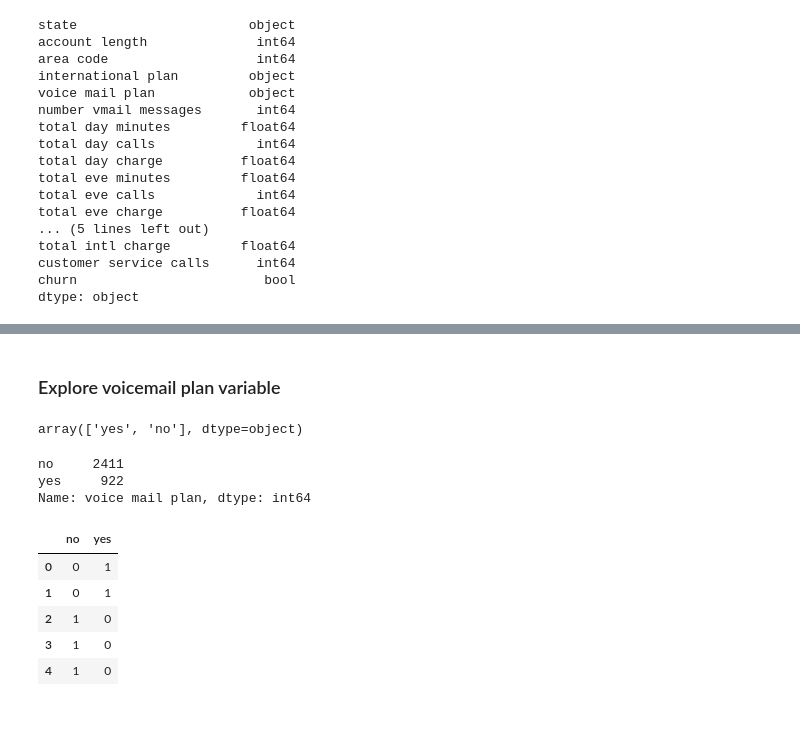
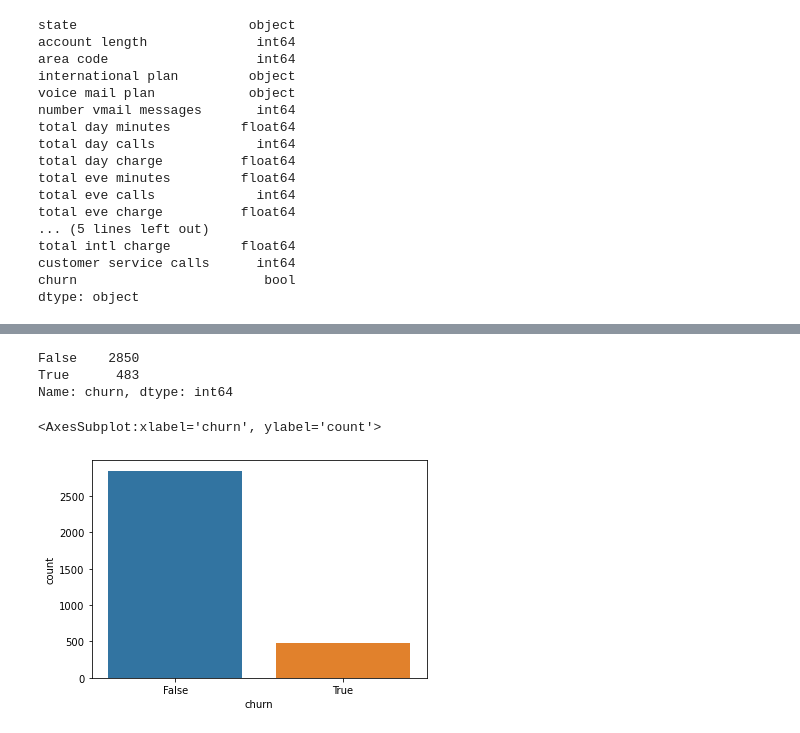
Before and after one commit to SilentWarrior19/Phase-3-Project, a Jupyter notebook: index.ipynb, the cells around one changed output, grey strips where cells are left out. Saved outputs shown, nothing was run; the diff lists cells and outputs as text; code cells hidden in the pictures.

```diff
--- a/index.ipynb
+++ b/index.ipynb
@@ -50,0 +84,3 @@ column_names_list
+# %%
+df.drop(["phone number"], axis=1, inplace=True)
+df.head()
@@ -113,7 +156,3 @@ total intl charge         0
 customer service calls    0
 churn                     0
 dtype: int64
-# %%
-# Drop the phone number column as we won`t require it in our analysis
-df = df.drop("phone number", axis=1, errors="ignore")
-df
@@ -555,21 +218,0 @@ pd.get_dummies(df["international plan"]).head()
-# %% [markdown]
-### Explore voicemail plan variable
-# %%
-df["voice mail plan"].unique()
-# %% [output]
-array(['yes', 'no'], dtype=object)
-# %%
-df["voice mail plan"].value_counts()
-# %% [output]
-no     2411
-yes     922
-Name: voice mail plan, dtype: int64
-# %%
-pd.get_dummies(df["voice mail plan"]).head()
-# %% [output]
-|  | no | yes |
-| 0 | 0 | 1 |
-| 1 | 0 | 1 |
-| 2 | 1 | 0 |
-| 3 | 1 | 0 |
-| 4 | 1 | 0 |
@@ -575,0 +222,9 @@ pd.get_dummies(df["voice mail plan"]).head()
+# %%
+print(df.churn.value_counts())
+sns.countplot(data=df, x="churn")
+# %% [output]
+False    2850
+True      483
+Name: churn, dtype: int64
+<AxesSubplot:xlabel='churn', ylabel='count'>
+[figure, added]
```
Also changed, not shown: parts of 93 cells of this notebook.
